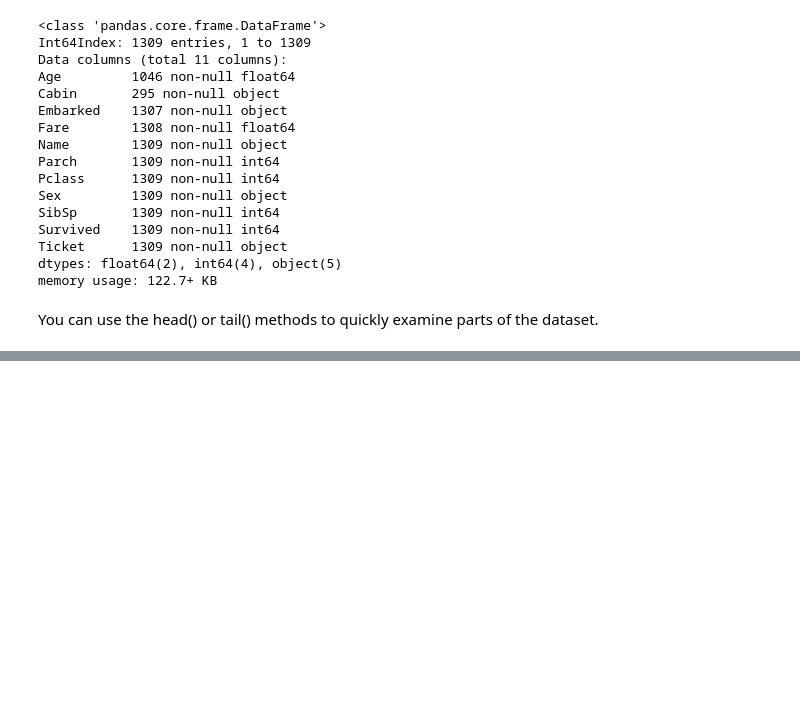
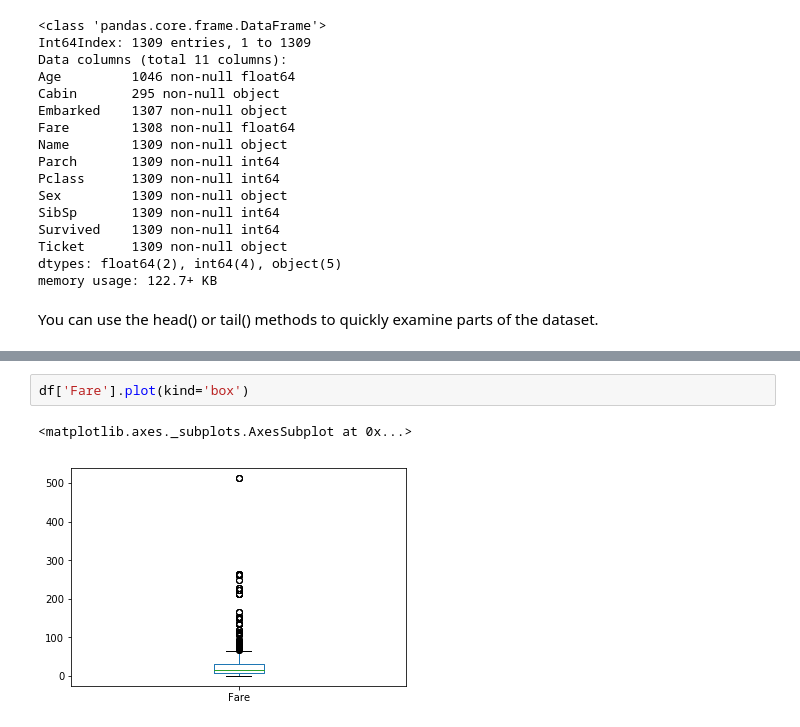
Before and after one commit to stompydragons/hello-world, a Jupyter notebook: 05_DoingDataAnalysis/06 Exploring the titanic data.ipynb, the cells around one changed output, grey strips where cells are left out. Saved outputs shown, nothing was run; the diff lists cells and outputs as text; blank space fills up the shorter version.

```diff
--- a/05_DoingDataAnalysis/06 Exploring the titanic data.ipynb
+++ b/05_DoingDataAnalysis/06 Exploring the titanic data.ipynb
@@ -124,0 +327,5 @@ df.tail()
+# %%
+df['Fare'].plot(kind='box')
+# %% [output]
+<matplotlib.axes._subplots.AxesSubplot at 0x...>
+[figure, added]
```
Also changed, not shown: parts of 37 cells of this notebook.
